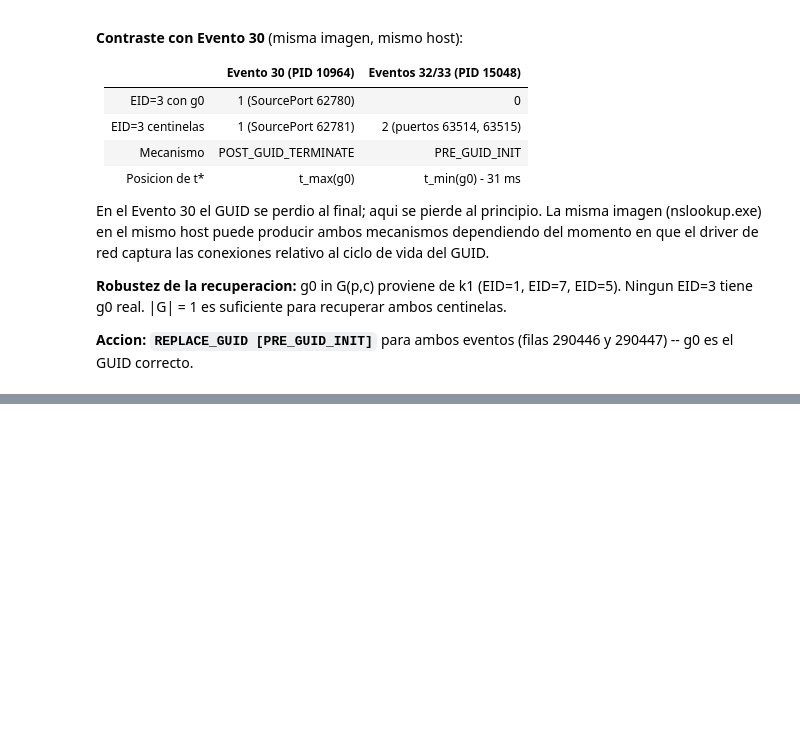
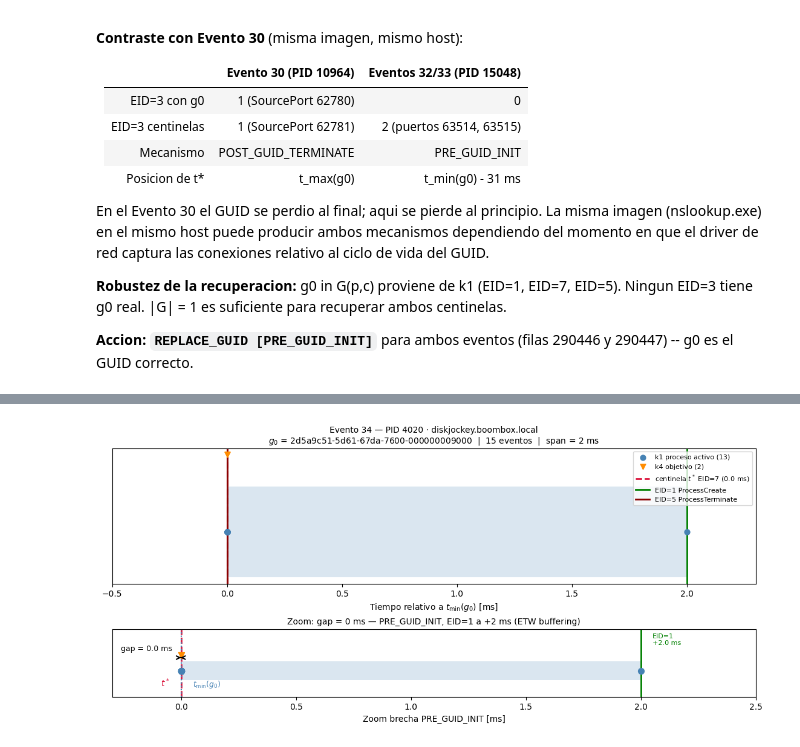
Before and after one commit to ollerenac/curso2026, a Jupyter notebook: sesion-2/9_enfoque_B.ipynb, the cells around one changed output, grey strips where cells are left out. Drawn from its saved outputs; the diff is of its cells as text; code cells hidden in the pictures; blank space fills up the shorter version.

```diff
--- a/sesion-2/9_enfoque_B.ipynb
+++ b/sesion-2/9_enfoque_B.ipynb
@@ -2107,0 +2185,80 @@ captura las conexiones relativo al ciclo de vida del GUID.
+# %%
+import matplotlib.pyplot as plt
+
+eid1_34p = df[(df["EventID"]==1) & (df["Computer"]==c34) & (df["ProcessId"]==p34)]
+eid5_34p = df[(df["EventID"]==5) & (df["Computer"]==c34) & (df["ProcessId"]==p34)]
+
+origin   = t_min_34
+star_ms  = (t_star_34 - origin).total_seconds() * 1000
+max_ms34 = (t_max_34  - origin).total_seconds() * 1000
+
+by_kpair  = {k: L_34[L_34["kpair"]==k]["ts"] for k in ["k1","k2","k3","k4"]}
+ms34p     = {k: [(t - origin).total_seconds()*1000 for t in ts] for k, ts in by_kpair.items()}
+eid1_ms34 = [(t - origin).total_seconds()*1000 for t in eid1_34p["ts"]]
+eid5_ms34 = [(t - origin).total_seconds()*1000 for t in eid5_34p["ts"]]
+
+colors  = {"k1":"steelblue","k2":"green","k3":"purple","k4":"darkorange"}
+labels  = {"k1":"k1 proceso activo","k2":"k2 hijo","k3":"k3 origen","k4":"k4 objetivo"}
+markers = {"k1":"o","k2":"s","k3":"^","k4":"v"}
+y_off   = {"k1":0,"k2":0.15,"k3":-0.15,"k4":0.3}
+
+fig, axes = plt.subplots(2, 1, figsize=(11, 5),
+                         gridspec_kw={"height_ratios": [2, 1]},
+                         constrained_layout=True)
+
+ax = axes[0]
+ax.barh(0, max_ms34, left=0, height=0.35, color="steelblue", alpha=0.2)
+for k in ["k1","k2","k3","k4"]:
+    if ms34p[k]:
+        ax.scatter(ms34p[k], [y_off[k]]*len(ms34p[k]),
+                   color=colors[k], marker=markers[k], s=40, zorder=3,
+                   label=f"{labels[k]} ({len(ms34p[k])})")
+ax.axvline(star_ms, color="crimson", lw=2, ls="--",
+           label=f"centinela $t^*$ EID=7 ({star_ms:.1f} ms)")
+for x in eid1_ms34:
+    ax.axvline(x, color="green", lw=2,
+               label="EID=1 ProcessCreate" if x == eid1_ms34[0] else "_")
+for x in eid5_ms34:
+    ax.axvline(x, color="darkred", lw=2,
+               label="EID=5 ProcessTerminate" if x == eid5_ms34[0] else "_")
+ax.set_yticks([])
+ax.set_xlabel("Tiempo relativo a $t_{\\min}(g_0)$ [ms]")
+ax.set_title(
+    f"Evento 34 — PID 4020 · diskjockey.boombox.local\n"
+    f"$g_0$ = {g0_34}  |  {len(L_34)} eventos  |  span = {max_ms34:.0f} ms",
+    fontsize=10)
+ax.legend(fontsize=8, loc="upper right")
+ax.set_xlim(star_ms - 0.5, max_ms34 + 0.3)
+
+ax2 = axes[1]
+zoom_lo, zoom_hi = star_ms - 0.3, 2.5
+ax2.barh(0, max_ms34, left=0, height=0.35, color="steelblue", alpha=0.2)
+for k in ["k1","k2","k3","k4"]:
+    pts = [x for x in ms34p[k] if zoom_lo <= x <= zoom_hi]
+    if pts:
+        ax2.scatter(pts, [y_off[k]]*len(pts),
+                    color=colors[k], marker=markers[k], s=50, zorder=3)
+ax2.axvline(star_ms, color="crimson", lw=2, ls="--")
+ax2.axvline(0, color="steelblue", lw=1.5, ls=":")
+for x in eid1_ms34:
+    if zoom_lo <= x <= zoom_hi:
+        ax2.axvline(x, color="green", lw=2)
+        ax2.text(x + 0.05, 0.5, f"EID=1\n+{x:.1f} ms", ha="left", fontsize=8, color="green")
+ax2.annotate("", xy=(0, 0.25), xytext=(star_ms - 0.01, 0.25),
+             arrowprops=dict(arrowstyle="<->", color="black", lw=1.5))
+ax2.text(-0.15, 0.35, f"gap = {abs(star_ms):.1f} ms",
+         ha="center", va="bottom", fontsize=9)
+ax2.text(star_ms - 0.05, -0.3, "$t^*$", ha="right", color="crimson", fontsize=10)
+ax2.text(0.05, -0.3, "$t_{\\min}(g_0)$", ha="left", color="steelblue", fontsize=9)
+ax2.set_xlim(zoom_lo, zoom_hi)
+ax2.set_ylim(-0.5, 0.8)
+ax2.set_yticks([])
+ax2.set_xlabel("Zoom brecha PRE_GUID_INIT [ms]")
+ax2.set_title("Zoom: gap = 0 ms — PRE_GUID_INIT, EID=1 a +2 ms (ETW buffering)", fontsize=10)
+
+OUT = "../sesion-2/img/ev34_timeline.png"
+fig.savefig(OUT, dpi=150, bbox_inches="tight")
+plt.show()
+print(f"Figura guardada: {OUT}")
+# %% [output]
+[figure, added]
```
Also changed, not shown: parts of 4 cells of this notebook, 2 other files.
